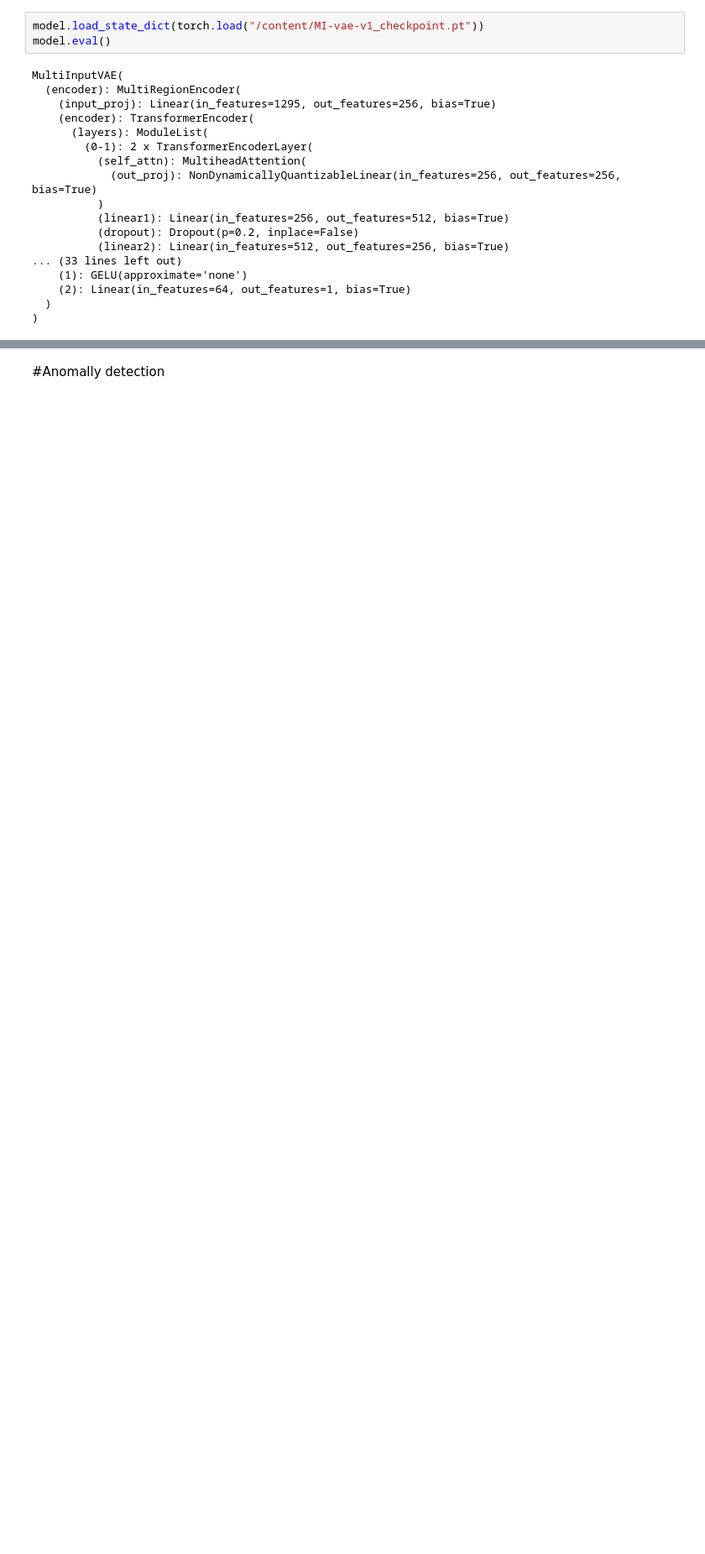
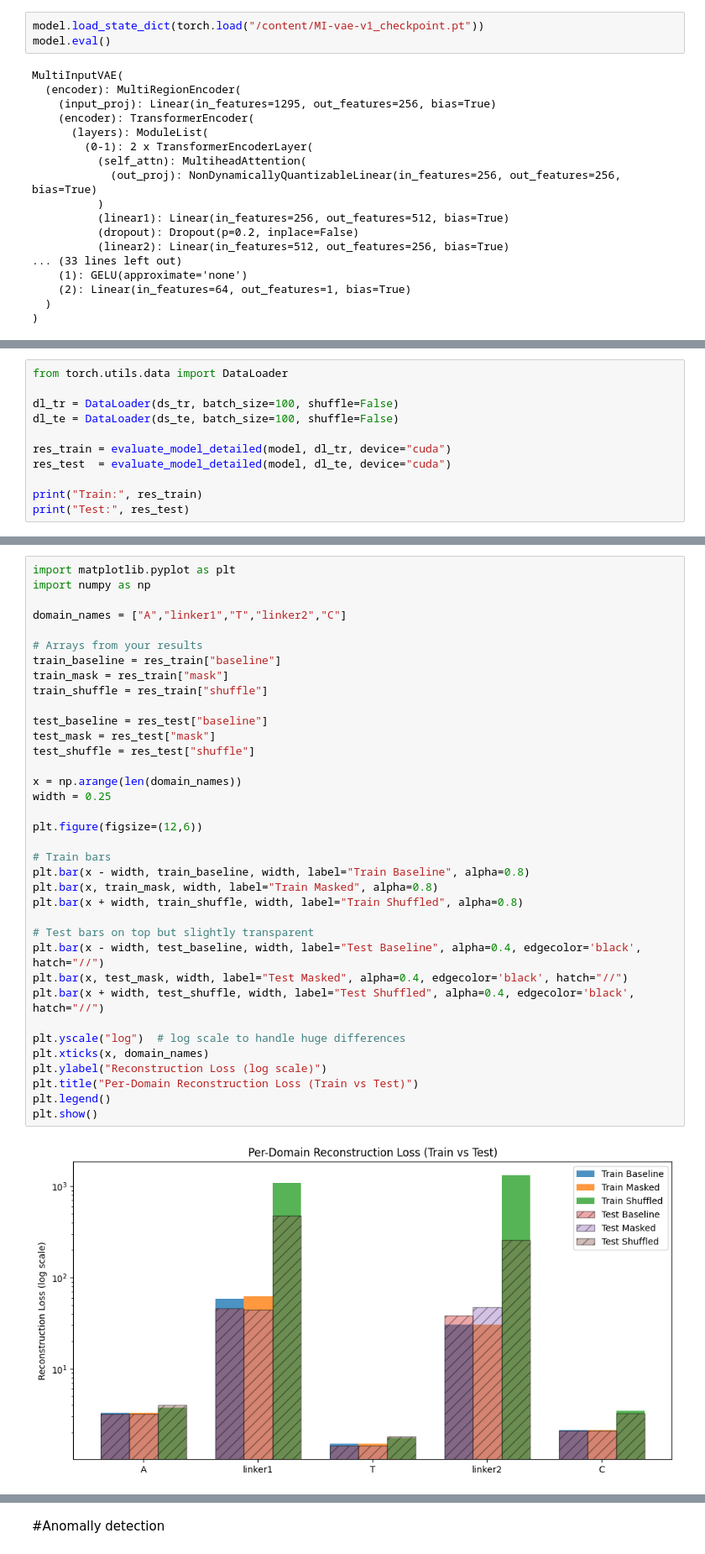
Before and after one commit to AMIRMOHAMMAD-OSS/Bioinformatics, a Jupyter notebook: MV_VAE_V1.ipynb, the cells around one changed output, grey strips where cells are left out. Shown at 84% size. Drawn from its saved outputs; the diff is of its cells as text; blank space fills up the shorter version.

```diff
--- a/MV_VAE_V1.ipynb
+++ b/MV_VAE_V1.ipynb
@@ -773,0 +1081,11 @@ MultiInputVAE(
+# %%
+from torch.utils.data import DataLoader
+
+dl_tr = DataLoader(ds_tr, batch_size=100, shuffle=False)
+dl_te = DataLoader(ds_te, batch_size=100, shuffle=False)
+
+res_train = evaluate_model_detailed(model, dl_tr, device="cuda")
+res_test  = evaluate_model_detailed(model, dl_te, device="cuda")
+
+print("Train:", res_train)
+print("Test:", res_test)
@@ -773,0 +1101,38 @@ MultiInputVAE(
+# %%
+import matplotlib.pyplot as plt
+import numpy as np
+
+domain_names = ["A","linker1","T","linker2","C"]
+
+# Arrays from your results
+train_baseline = res_train["baseline"]
+train_mask = res_train["mask"]
+train_shuffle = res_train["shuffle"]
+
+test_baseline = res_test["baseline"]
+test_mask = res_test["mask"]
+test_shuffle = res_test["shuffle"]
+
+x = np.arange(len(domain_names))
+width = 0.25
+
+plt.figure(figsize=(12,6))
+
+# Train bars
+plt.bar(x - width, train_baseline, width, label="Train Baseline", alpha=0.8)
+plt.bar(x, train_mask, width, label="Train Masked", alpha=0.8)
+plt.bar(x + width, train_shuffle, width, label="Train Shuffled", alpha=0.8)
+
+# Test bars on top but slightly transparent
+plt.bar(x - width, test_baseline, width, label="Test Baseline", alpha=0.4, edgecolor='black', hatch="//")
+plt.bar(x, test_mask, width, label="Test Masked", alpha=0.4, edgecolor='black', hatch="//")
+plt.bar(x + width, test_shuffle, width, label="Test Shuffled", alpha=0.4, edgecolor='black', hatch="//")
+
+plt.yscale("log")  # log scale to handle huge differences
+plt.xticks(x, domain_names)
+plt.ylabel("Reconstruction Loss (log scale)")
+plt.title("Per-Domain Reconstruction Loss (Train vs Test)")
+plt.legend()
+plt.show()
+# %% [output]
+[figure, added]
```
Also changed, not shown: parts of 18 cells of this notebook.
